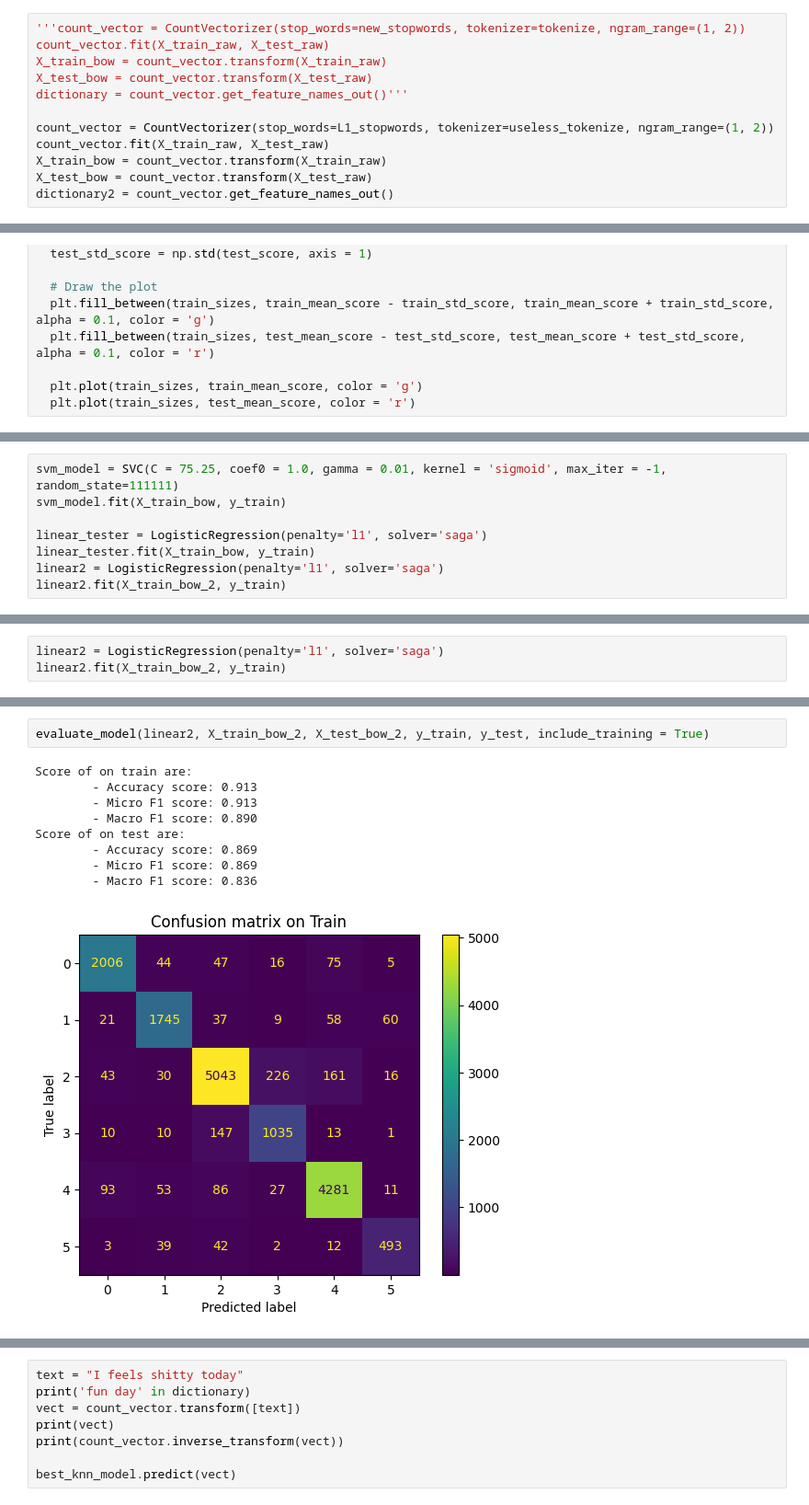
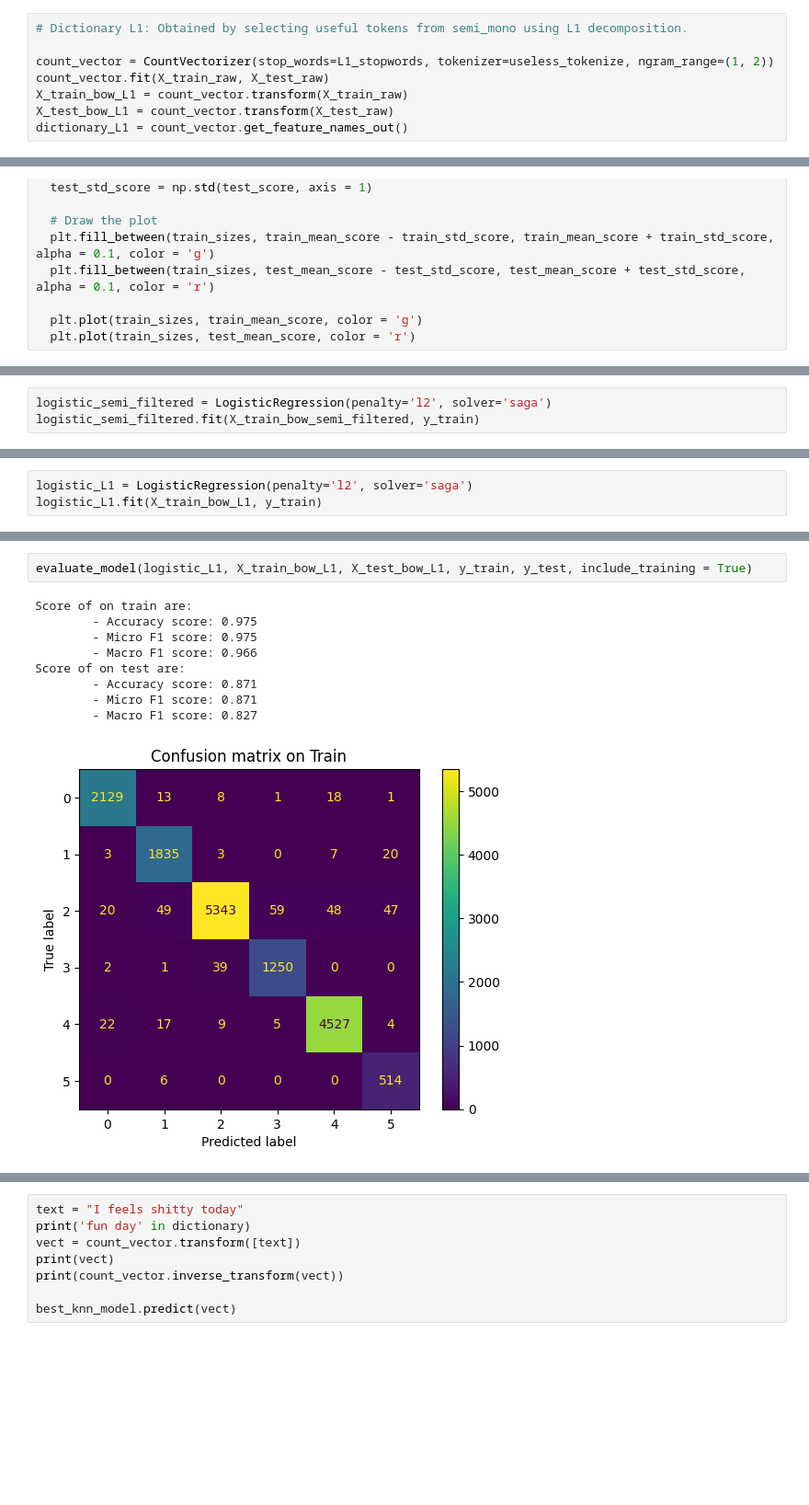
Before and after one commit to auphong2707/emotion-dectection-from-text, a Jupyter notebook: EDFT.ipynb, the cells around one changed output, grey strips where cells are left out. Shown at 92% size. Saved outputs shown, nothing was run; the diff lists cells and outputs as text; blank space fills up the shorter version.

```diff
--- a/EDFT.ipynb
+++ b/EDFT.ipynb
@@ -285,12 +352,8 @@ Fit the data again
 # %%
-'''count_vector = CountVectorizer(stop_words=new_stopwords, tokenizer=tokenize, ngram_range=(1, 2))
-count_vector.fit(X_train_raw, X_test_raw)
-X_train_bow = count_vector.transform(X_train_raw)
-X_test_bow = count_vector.transform(X_test_raw)
-dictionary = count_vector.get_feature_names_out()'''
+# Dictionary L1: Obtained by selecting useful tokens from semi_mono using L1 decomposition.
 
 count_vector = CountVectorizer(stop_words=L1_stopwords, tokenizer=useless_tokenize, ngram_range=(1, 2))
 count_vector.fit(X_train_raw, X_test_raw)
-X_train_bow = count_vector.transform(X_train_raw)
-X_test_bow = count_vector.transform(X_test_raw)
-dictionary2 = count_vector.get_feature_names_out()
+X_train_bow_L1 = count_vector.transform(X_train_raw)
+X_test_bow_L1 = count_vector.transform(X_test_raw)
+dictionary_L1 = count_vector.get_feature_names_out()
@@ -472,8 +522,0 @@ We define the model and train it first
-# %%
-svm_model = SVC(C = 75.25, coef0 = 1.0, gamma = 0.01, kernel = 'sigmoid', max_iter = -1, random_state=111111)
-svm_model.fit(X_train_bow, y_train)
-
-linear_tester = LogisticRegression(penalty='l1', solver='saga')
-linear_tester.fit(X_train_bow, y_train)
-linear2 = LogisticRegression(penalty='l1', solver='saga')
-linear2.fit(X_train_bow_2, y_train)
@@ -482,4 +527,4 @@ LogisticRegression(penalty='l1', solver='saga')
 # %%
-linear2 = LogisticRegression(penalty='l1', solver='saga')
-linear2.fit(X_train_bow_2, y_train)
+logistic_semi_filtered = LogisticRegression(penalty='l2', solver='saga')
+logistic_semi_filtered.fit(X_train_bow_semi_filtered, y_train)
 # %% [output]
@@ -492,0 +532,3 @@ Getting prediction on training set (without cross validation) then evaluate it!
+# %%
+logistic_L1 = LogisticRegression(penalty='l2', solver='saga')
+logistic_L1.fit(X_train_bow_L1, y_train)
@@ -506,12 +551,12 @@ Score of on test are:
 # %%
-evaluate_model(linear2, X_train_bow_2, X_test_bow_2, y_train, y_test, include_training = True)
+evaluate_model(logistic_L1, X_train_bow_L1, X_test_bow_L1, y_train, y_test, include_training = True)
 # %% [output]
 Score of on train are:
-        - Accuracy score: 0.913
-        - Micro F1 score: 0.913
-        - Macro F1 score: 0.890
+        - Accuracy score: 0.975
+        - Micro F1 score: 0.975
+        - Macro F1 score: 0.966
 Score of on test are:
-        - Accuracy score: 0.869
-        - Micro F1 score: 0.869
-        - Macro F1 score: 0.836
+        - Accuracy score: 0.871
+        - Micro F1 score: 0.871
+        - Macro F1 score: 0.827
-[figure, old version]
+[figure, new version]
```
Also changed, not shown: parts of 48 cells of this notebook.
